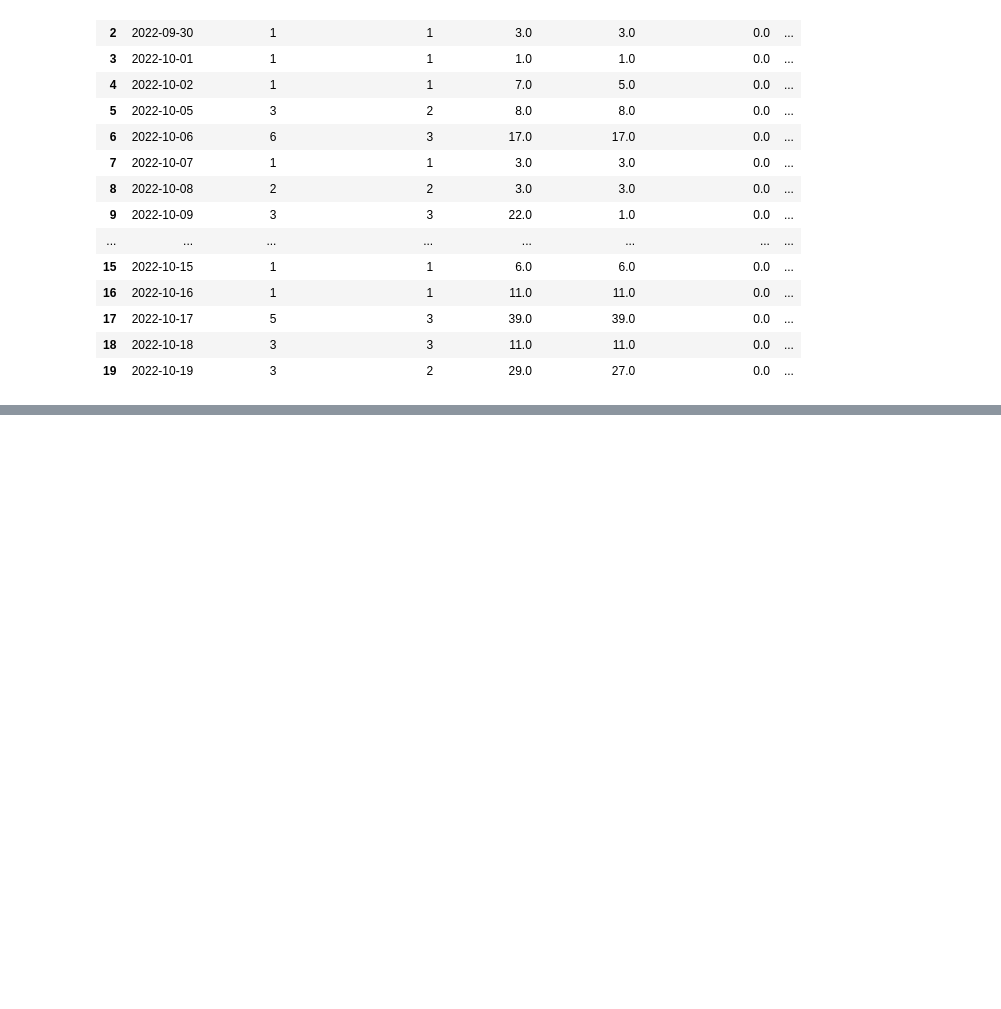
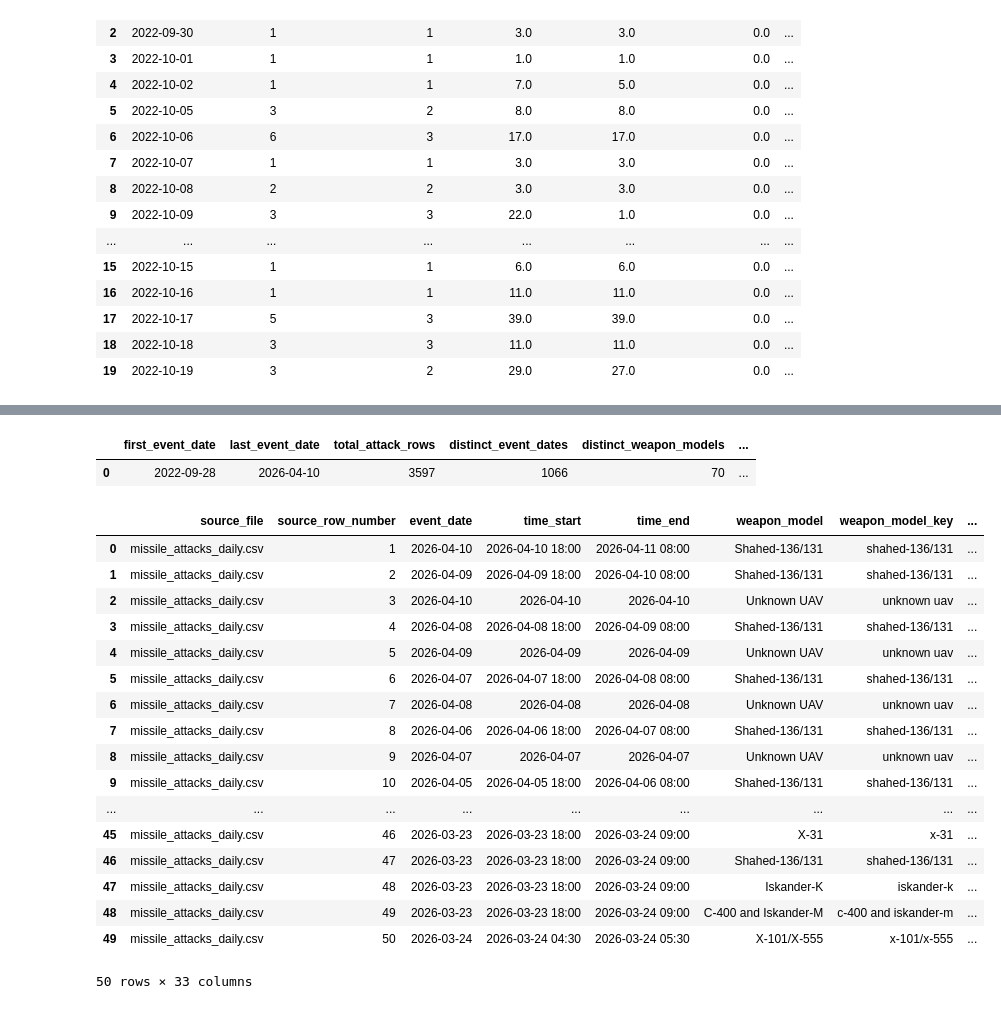
Before and after one commit to tujokuus/air-strikes-on-ukraine-dashboard, a Jupyter notebook: notebooks/gold_duckdb_testing.ipynb, the cells around one changed output, grey strips where cells are left out. Saved outputs shown, nothing was run; the diff lists cells and outputs as text; code cells hidden in the pictures; blank space fills up the shorter version.

Commit message:
small updates to database and dashboard view

```diff
--- a/notebooks/gold_duckdb_testing.ipynb
+++ b/notebooks/gold_duckdb_testing.ipynb
@@ -132,0 +150,26 @@ Make sure that "duckdb" is either a pandas.DataFrame, duckdb.DuckDBPyRelation, p
+# %%
+con.sql("SELECT * FROM vw_dashboard_overview LIMIT 20").df()
+# %% [output]
+|  | first_event_date | last_event_date | total_attack_rows | distinct_event_dates | distinct_weapon_models | ... |
+| 0 | 2022-09-28 | 2026-04-10 | 3597 | 1066 | 70 | ... |
+# %%
+con.sql("SELECT * FROM silver_attacks LIMIT 50 ").df()
+# %% [output]
+|  | source_file | source_row_number | event_date | time_start | time_end | weapon_model | weapon_model_key | ... |
+| 0 | missile_attacks_daily.csv | 1 | 2026-04-10 | 2026-04-10 18:00 | 2026-04-11 08:00 | Shahed-136/131 | shahed-136/131 | ... |
+| 1 | missile_attacks_daily.csv | 2 | 2026-04-09 | 2026-04-09 18:00 | 2026-04-10 08:00 | Shahed-136/131 | shahed-136/131 | ... |
+| 2 | missile_attacks_daily.csv | 3 | 2026-04-10 | 2026-04-10 | 2026-04-10 | Unknown UAV | unknown uav | ... |
+| 3 | missile_attacks_daily.csv | 4 | 2026-04-08 | 2026-04-08 18:00 | 2026-04-09 08:00 | Shahed-136/131 | shahed-136/131 | ... |
+| 4 | missile_attacks_daily.csv | 5 | 2026-04-09 | 2026-04-09 | 2026-04-09 | Unknown UAV | unknown uav | ... |
+| 5 | missile_attacks_daily.csv | 6 | 2026-04-07 | 2026-04-07 18:00 | 2026-04-08 08:00 | Shahed-136/131 | shahed-136/131 | ... |
+| 6 | missile_attacks_daily.csv | 7 | 2026-04-08 | 2026-04-08 | 2026-04-08 | Unknown UAV | unknown uav | ... |
+| 7 | missile_attacks_daily.csv | 8 | 2026-04-06 | 2026-04-06 18:00 | 2026-04-07 08:00 | Shahed-136/131 | shahed-136/131 | ... |
+| 8 | missile_attacks_daily.csv | 9 | 2026-04-07 | 2026-04-07 | 2026-04-07 | Unknown UAV | unknown uav | ... |
+| 9 | missile_attacks_daily.csv | 10 | 2026-04-05 | 2026-04-05 18:00 | 2026-04-06 08:00 | Shahed-136/131 | shahed-136/131 | ... |
+| ... | ... | ... | ... | ... | ... | ... | ... | ... |
+| 45 | missile_attacks_daily.csv | 46 | 2026-03-23 | 2026-03-23 18:00 | 2026-03-24 09:00 | X-31 | x-31 | ... |
+| 46 | missile_attacks_daily.csv | 47 | 2026-03-23 | 2026-03-23 18:00 | 2026-03-24 09:00 | Shahed-136/131 | shahed-136/131 | ... |
+| 47 | missile_attacks_daily.csv | 48 | 2026-03-23 | 2026-03-23 18:00 | 2026-03-24 09:00 | Iskander-K | iskander-k | ... |
+| 48 | missile_attacks_daily.csv | 49 | 2026-03-23 | 2026-03-23 18:00 | 2026-03-24 09:00 | C-400 and Iskander-M | c-400 and iskander-m | ... |
+| 49 | missile_attacks_daily.csv | 50 | 2026-03-24 | 2026-03-24 04:30 | 2026-03-24 05:30 | X-101/X-555 | x-101/x-555 | ... |
+50 rows × 33 columns
```
Also changed, not shown: parts of 1 cell of this notebook, 5 other files.
